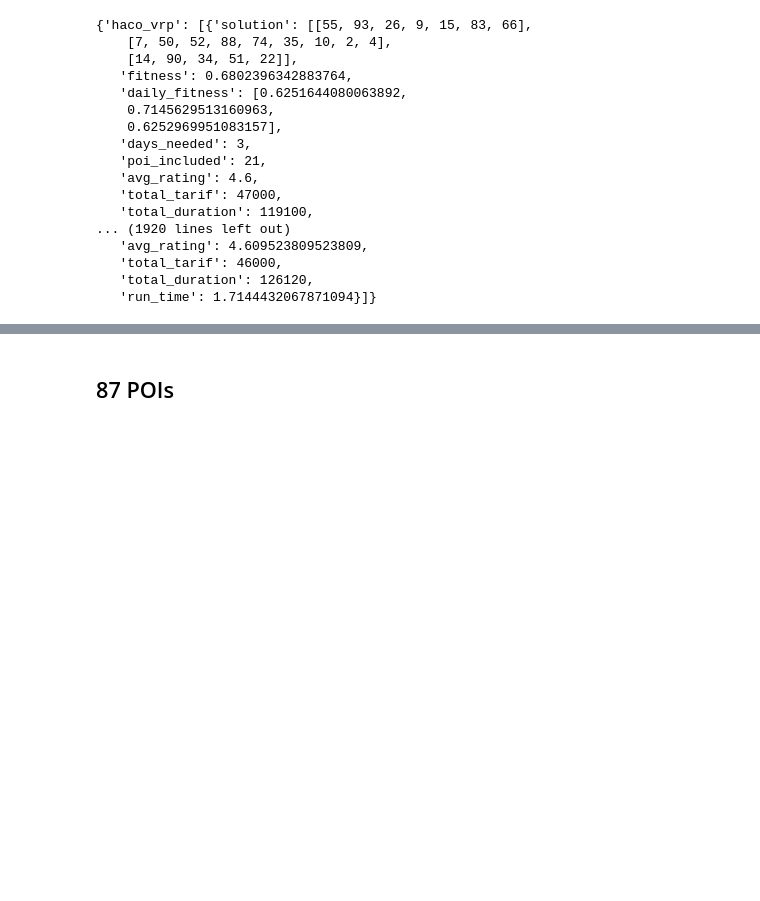
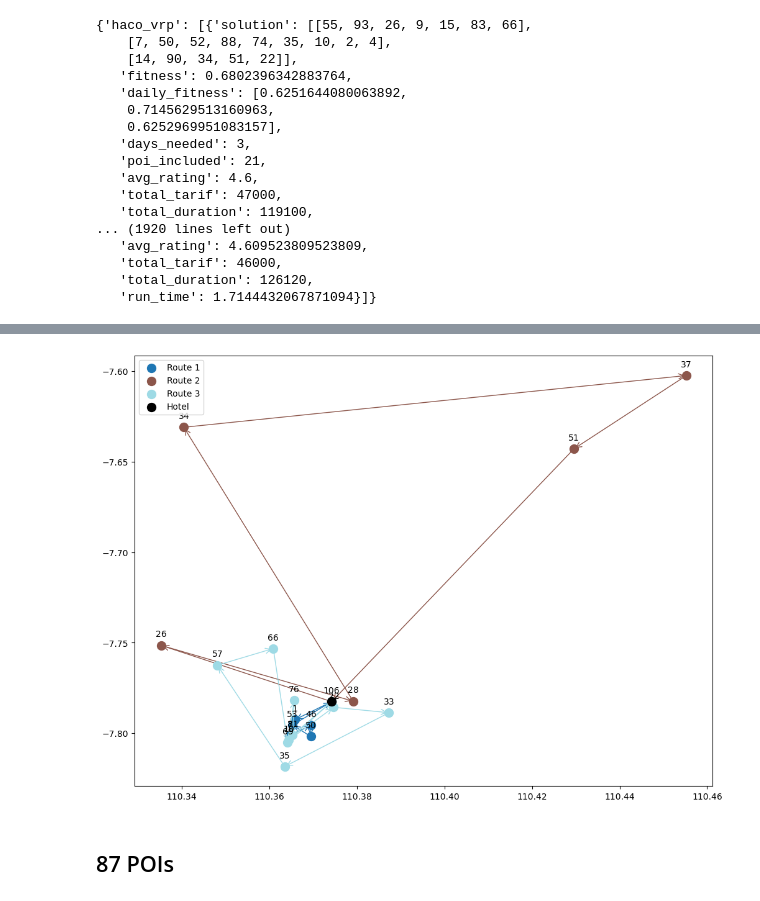
Before and after one commit to rahmatttt/travel-itinerary-recommendation, a Jupyter notebook: Results_analysis_3_haco.ipynb, the cells around one changed output, grey strips where cells are left out. Cells and saved outputs as stored; diff of their text form; code cells hidden in the pictures; blank space fills up the shorter version.

```diff
--- a/Results_analysis_3_haco.ipynb
+++ b/Results_analysis_3_haco.ipynb
@@ -272,3 +336,8 @@ result_to_xlsx_rd_nodes(random_node_analysis,list(range(5,(5*50)+1,5)),"method_c
+# %%
+sol_node = get_detail_node_on_solution(max_node_analysis['haco_tsp'][0]['solution'])
+visualize_solution(sol_node,hotel)
+# %% [output]
+[figure, added]
 # %% [markdown]
 ## 87 POIs
 # %%
```
Also changed, not shown: parts of 5 cells of this notebook.
